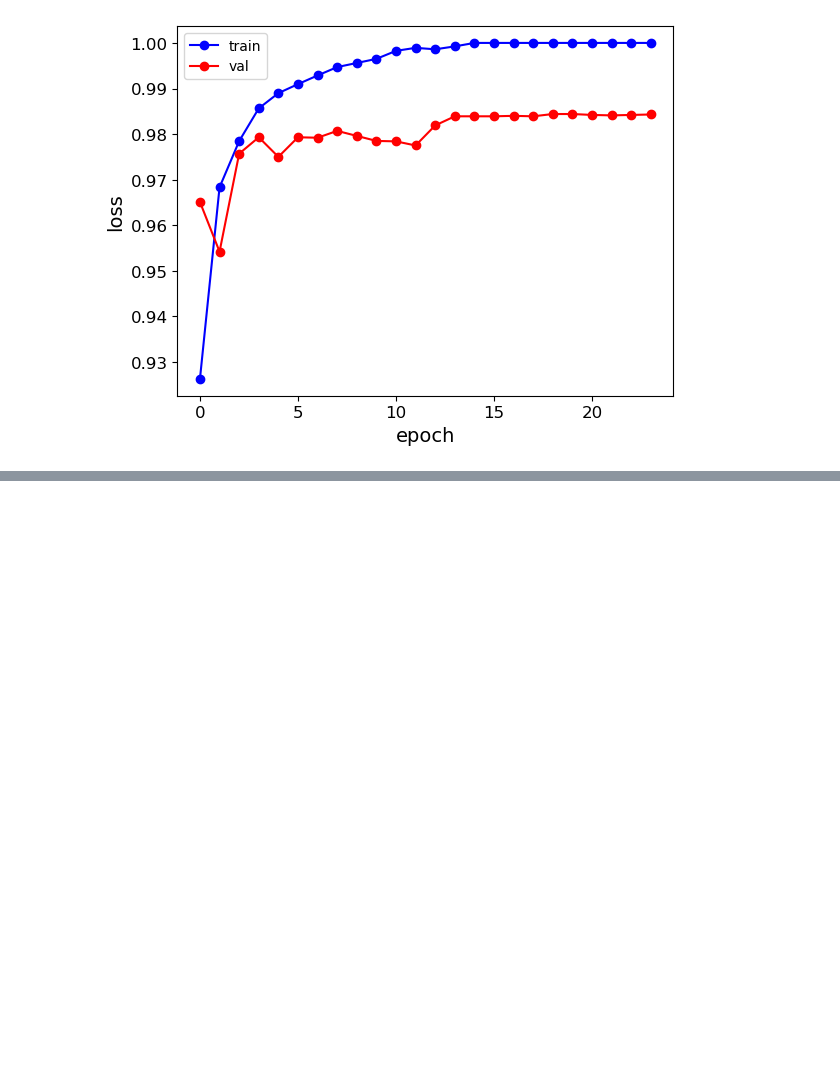
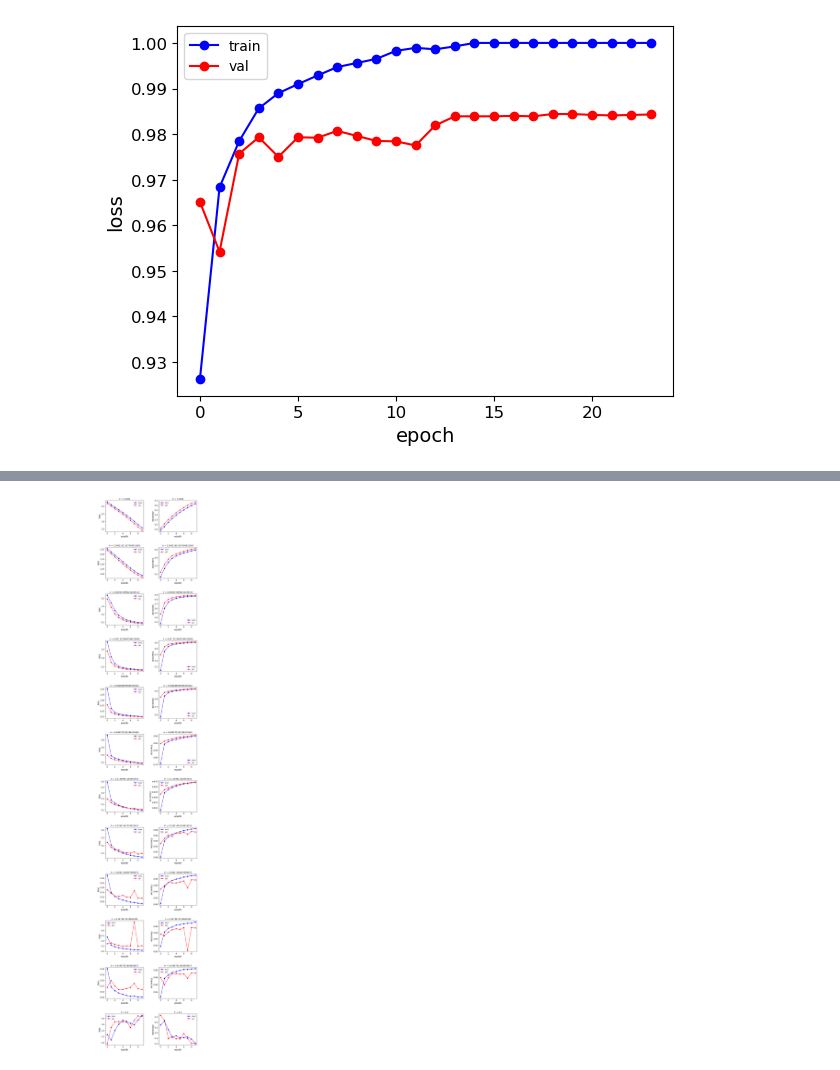
Before and after one commit to imanm24/Geron_book_exercises, a Jupyter notebook: im23_ch10_ex10.ipynb, the cells around one changed output, grey strips where cells are left out. Cells and saved outputs as stored; diff of their text form; code cells hidden in the pictures; blank space fills up the shorter version.

```diff
--- a/im23_ch10_ex10.ipynb
+++ b/im23_ch10_ex10.ipynb
@@ -392,0 +475,26 @@ Text(0.5, 0, 'epoch')
+# %%
+n_rows = counter
+n_cols = 2
+plt.figure(figsize=(n_cols * 5, n_rows * 5))
+for row in range(n_rows):
+    index = n_cols * row
+    plt.subplot(n_rows, n_cols, index + 1)
+    plt.plot(histories_lr[str(row)]['history']['loss'], 'bo-', label = 'train')
+    plt.plot(histories_lr[str(row)]['history']['val_loss'], 'ro-', label = 'val')
+    plt.legend()
+    plt.title(f"lr = {histories_lr[str(row)]['lr']}")
+    plt.ylabel('loss')
+    plt.xlabel('epoch')
+
+    plt.subplot(n_rows, n_cols, index + 2)
+    plt.plot(histories_lr[str(row)]['history']['sparse_categorical_accuracy'], 'bo-', label = 'train')
+    plt.plot(histories_lr[str(row)]['history']['val_sparse_categorical_accuracy'], 'ro-',  label = 'val')
+    plt.legend()
+    plt.title(f"lr = {histories_lr[str(row)]['lr']}")
+    plt.ylabel('accuracy')
+    plt.xlabel('epoch')
+
+plt.subplots_adjust(wspace=0.4, hspace=0.5)
+plt.show()
+# %% [output]
+[figure, added]
```
Also changed, not shown: parts of 9 cells of this notebook.
